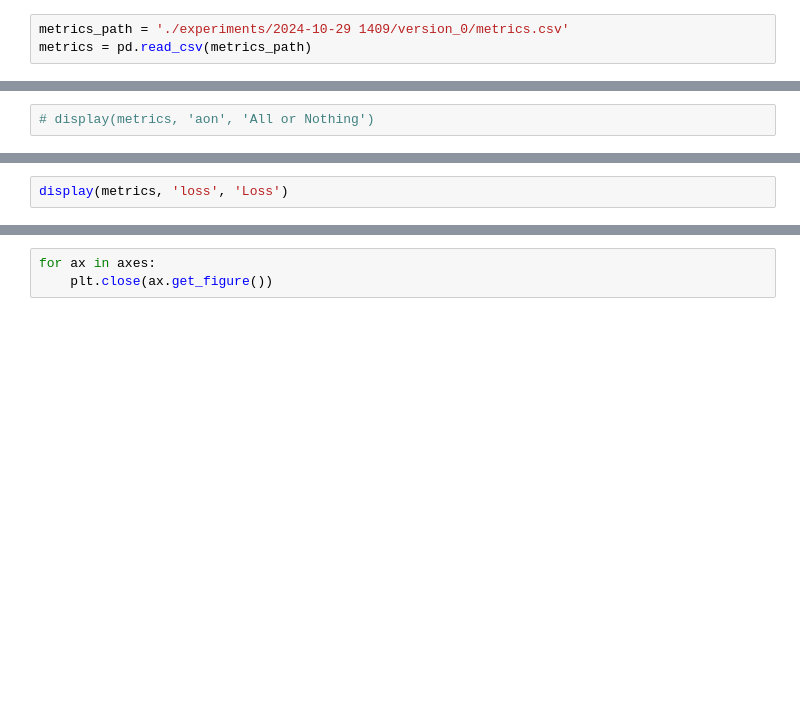
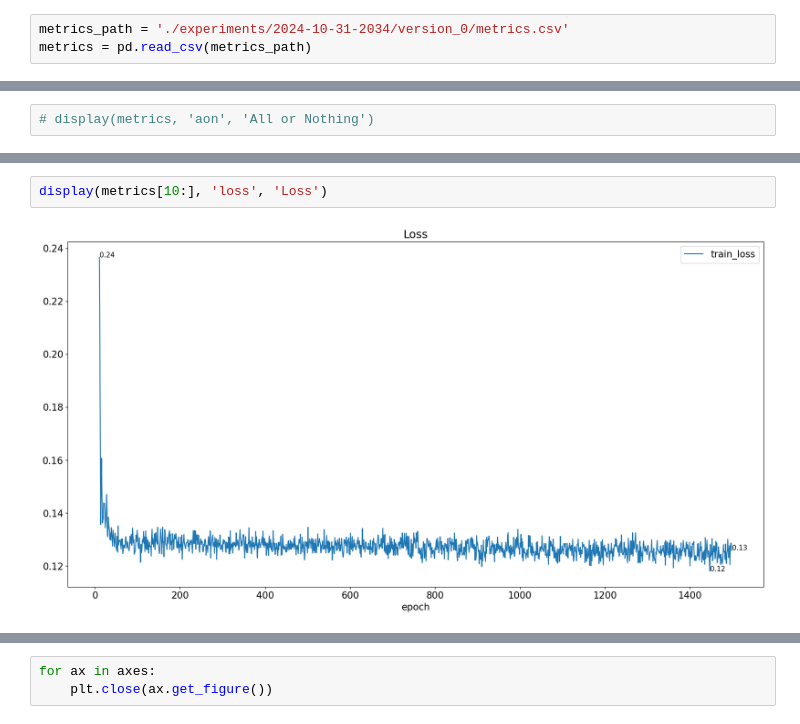
Before and after one commit to osnieltx/gnn-co, a Jupyter notebook: history_visualizer.ipynb, the cells around one changed output, grey strips where cells are left out. Cells and saved outputs as stored; diff of their text form; blank space fills up the shorter version.

```diff
--- a/history_visualizer.ipynb
+++ b/history_visualizer.ipynb
@@ -44,3 +44,3 @@ scp: Connection closed
 # %%
-metrics_path = './experiments/2024-10-29 1409/version_0/metrics.csv'
+metrics_path = './experiments/2024-10-31-2034/version_0/metrics.csv'
 metrics = pd.read_csv(metrics_path)
@@ -57,3 +59,5 @@ display(metrics, 'epsilon', 'ε')
 # %%
-display(metrics, 'loss', 'Loss')
+display(metrics[10:], 'loss', 'Loss')
+# %% [output]
+[figure, added]
 # %%
```
Also changed, not shown: parts of 8 cells of this notebook, 4 other files.
